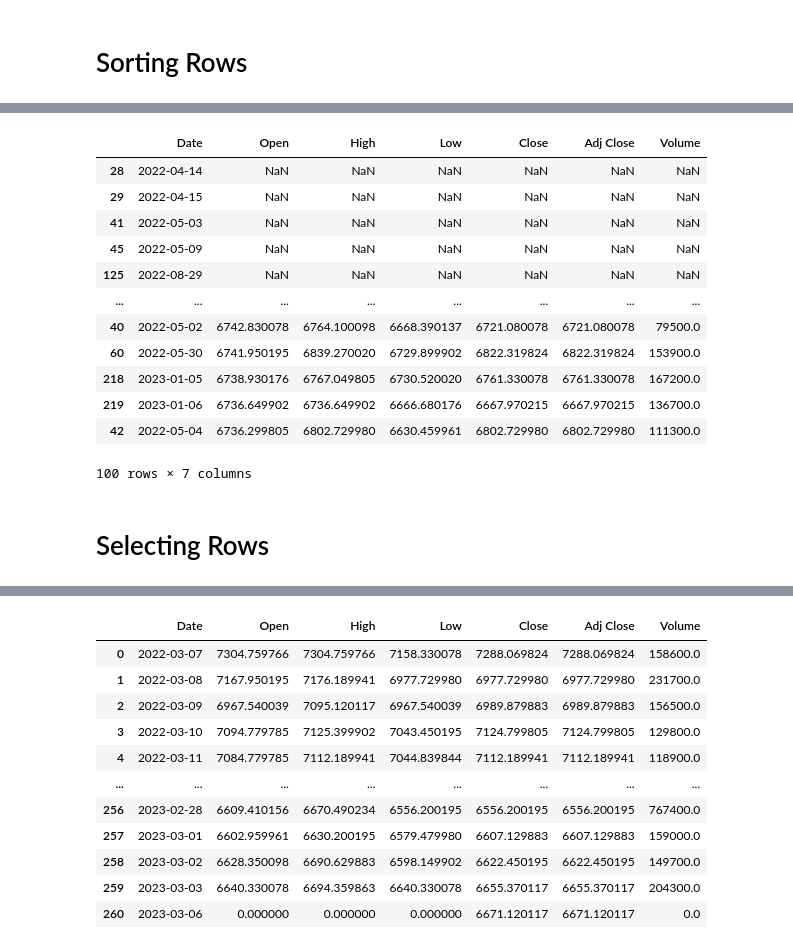
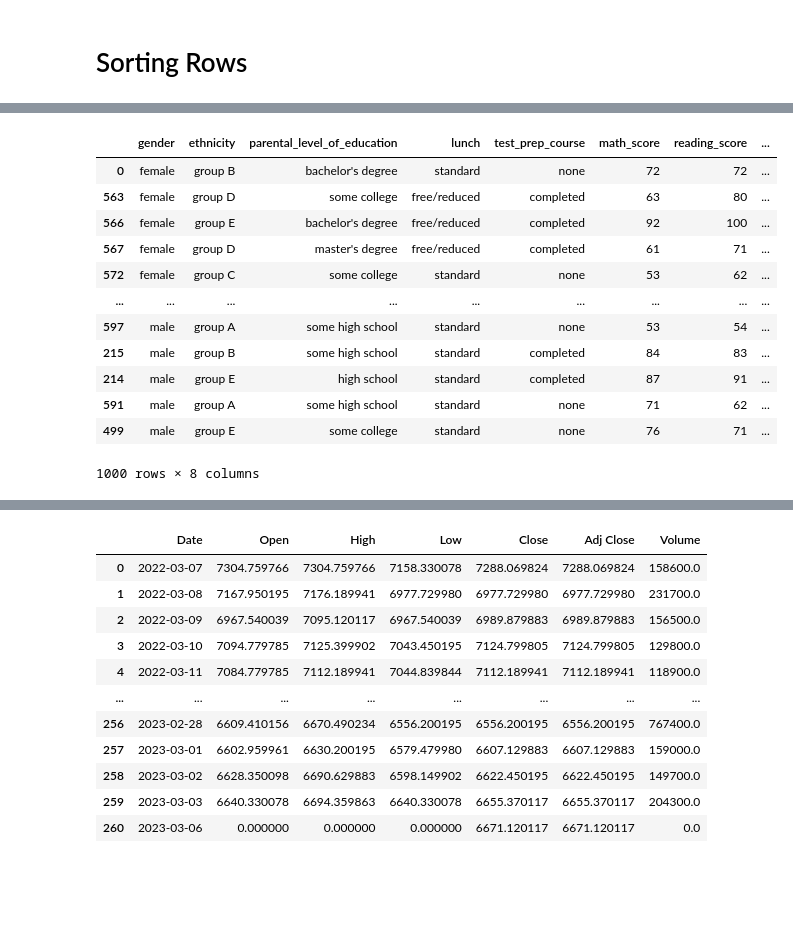
Before and after one commit to moisescujardo/python-projects, a Jupyter notebook: data-science-projects/learning_python_pandas_two_filtering_DataFrame.ipynb, the cells around one changed output, grey strips where cells are left out. Saved outputs shown, nothing was run; the diff lists cells and outputs as text; code cells hidden in the pictures; blank space fills up the shorter version.

```diff
--- a/data-science-projects/learning_python_pandas_two_filtering_DataFrame.ipynb
+++ b/data-science-projects/learning_python_pandas_two_filtering_DataFrame.ipynb
@@ -98,18 +50,16 @@ psei_data.sort_values(by=['Date'], ascending=False).head(100)
-# %%
-psei_data.sort_values(by=['Open'], ascending=False, na_position='first').head(100)
-# %% [output]
-|  | Date | Open | High | Low | Close | Adj Close | Volume |
-| 28 | 2022-04-14 | NaN | NaN | NaN | NaN | NaN | NaN |
-| 29 | 2022-04-15 | NaN | NaN | NaN | NaN | NaN | NaN |
-| 41 | 2022-05-03 | NaN | NaN | NaN | NaN | NaN | NaN |
-| 45 | 2022-05-09 | NaN | NaN | NaN | NaN | NaN | NaN |
-| 125 | 2022-08-29 | NaN | NaN | NaN | NaN | NaN | NaN |
-| ... | ... | ... | ... | ... | ... | ... | ... |
-| 40 | 2022-05-02 | 6742.830078 | 6764.100098 | 6668.390137 | 6721.080078 | 6721.080078 | 79500.0 |
-| 60 | 2022-05-30 | 6741.950195 | 6839.270020 | 6729.899902 | 6822.319824 | 6822.319824 | 153900.0 |
-| 218 | 2023-01-05 | 6738.930176 | 6767.049805 | 6730.520020 | 6761.330078 | 6761.330078 | 167200.0 |
-| 219 | 2023-01-06 | 6736.649902 | 6736.649902 | 6666.680176 | 6667.970215 | 6667.970215 | 136700.0 |
-| 42 | 2022-05-04 | 6736.299805 | 6802.729980 | 6630.459961 | 6802.729980 | 6802.729980 | 111300.0 |
-100 rows × 7 columns
-# %% [markdown]
-# Selecting Rows
+# %%
+students_performance_data.sort_values(by=['gender'])
+# %% [output]
+|  | gender | ethnicity | parental_level_of_education | lunch | test_prep_course | math_score | reading_score | ... |
+| 0 | female | group B | bachelor's degree | standard | none | 72 | 72 | ... |
+| 563 | female | group D | some college | free/reduced | completed | 63 | 80 | ... |
+| 566 | female | group E | bachelor's degree | free/reduced | completed | 92 | 100 | ... |
+| 567 | female | group D | master's degree | free/reduced | completed | 61 | 71 | ... |
+| 572 | female | group C | some college | standard | none | 53 | 62 | ... |
+| ... | ... | ... | ... | ... | ... | ... | ... | ... |
+| 597 | male | group A | some high school | standard | none | 53 | 54 | ... |
+| 215 | male | group B | some high school | standard | completed | 84 | 83 | ... |
+| 214 | male | group E | high school | standard | completed | 87 | 91 | ... |
+| 591 | male | group A | some high school | standard | none | 71 | 62 | ... |
+| 499 | male | group E | some college | standard | none | 76 | 71 | ... |
+1000 rows × 8 columns
```
Also changed, not shown: parts of 8 cells of this notebook, 1 other file.
